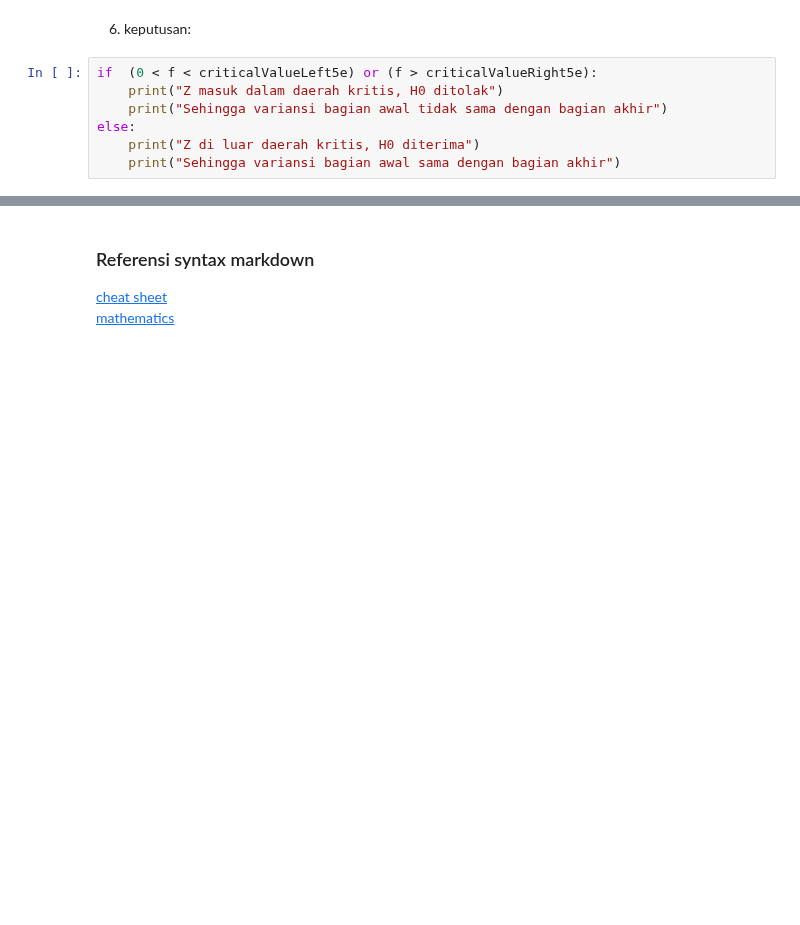
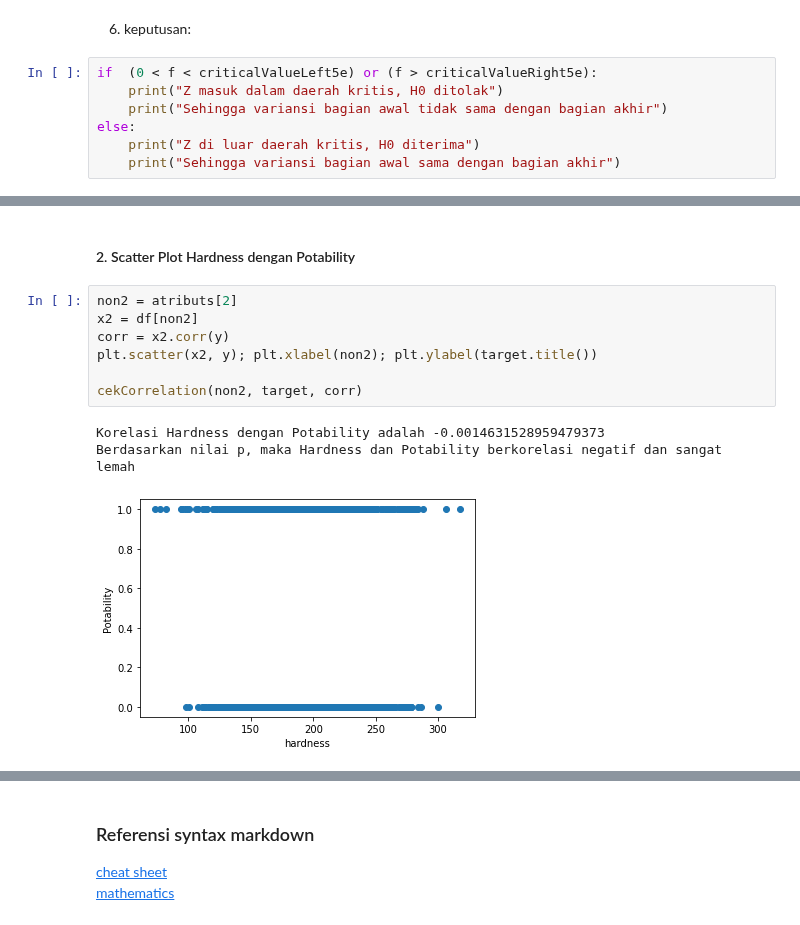
Before and after one commit to Amike31/Tubes1_Probstat, a Jupyter notebook: notebook.ipynb, the cells around one changed output, grey strips where cells are left out. Drawn from its saved outputs; the diff is of its cells as text; blank space fills up the shorter version.

```diff
--- a/notebook.ipynb
+++ b/notebook.ipynb
@@ -1385,0 +1458,13 @@ else:
+# %% [markdown]
+#### 2. Scatter Plot Hardness dengan Potability
+# %%
+non2 = atributs[2]
+x2 = df[non2]
+corr = x2.corr(y)
+plt.scatter(x2, y); plt.xlabel(non2); plt.ylabel(target.title())
+
+cekCorrelation(non2, target, corr)
+# %% [output]
+Korelasi Hardness dengan Potability adalah -0.0014631528959479373
+Berdasarkan nilai p, maka Hardness dan Potability berkorelasi negatif dan sangat lemah
+[figure, added]
```
Also changed, not shown: parts of 24 cells of this notebook.
